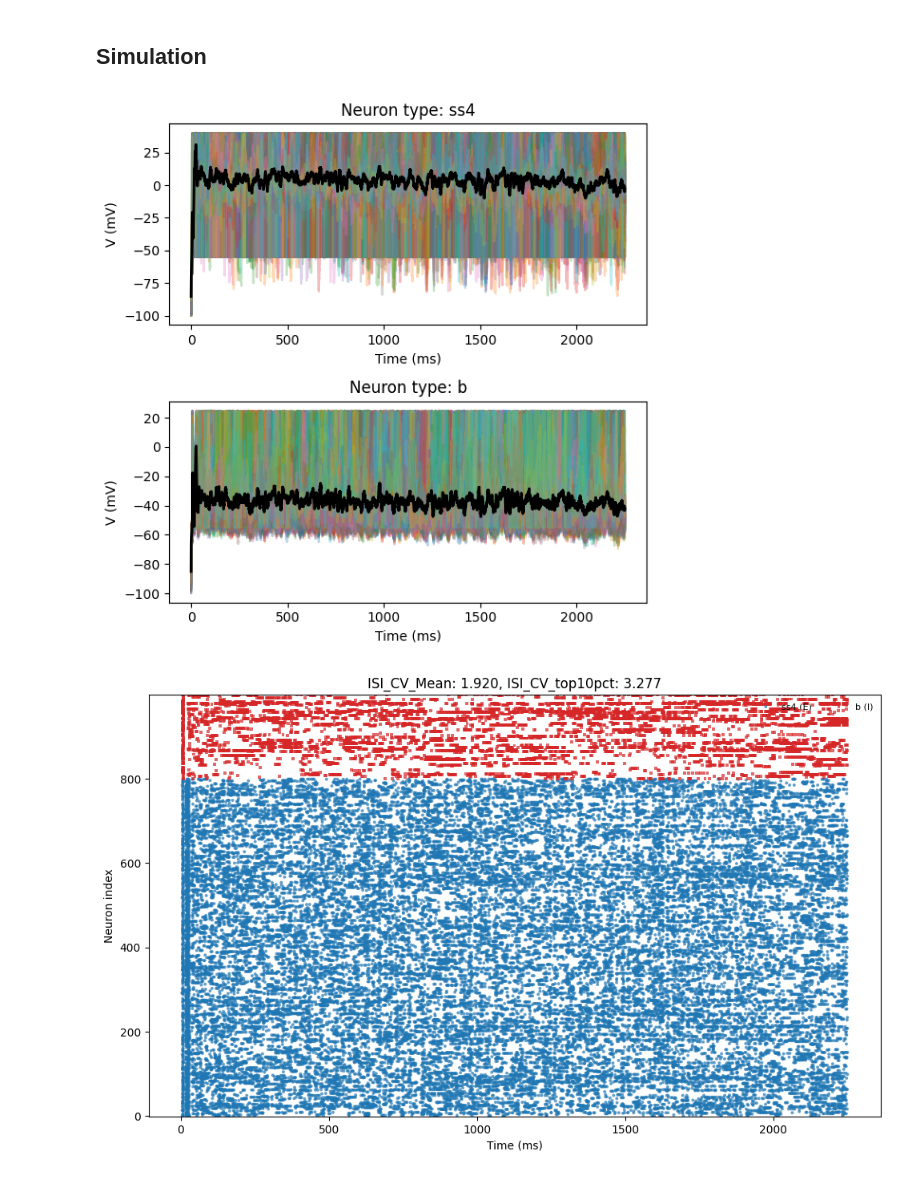
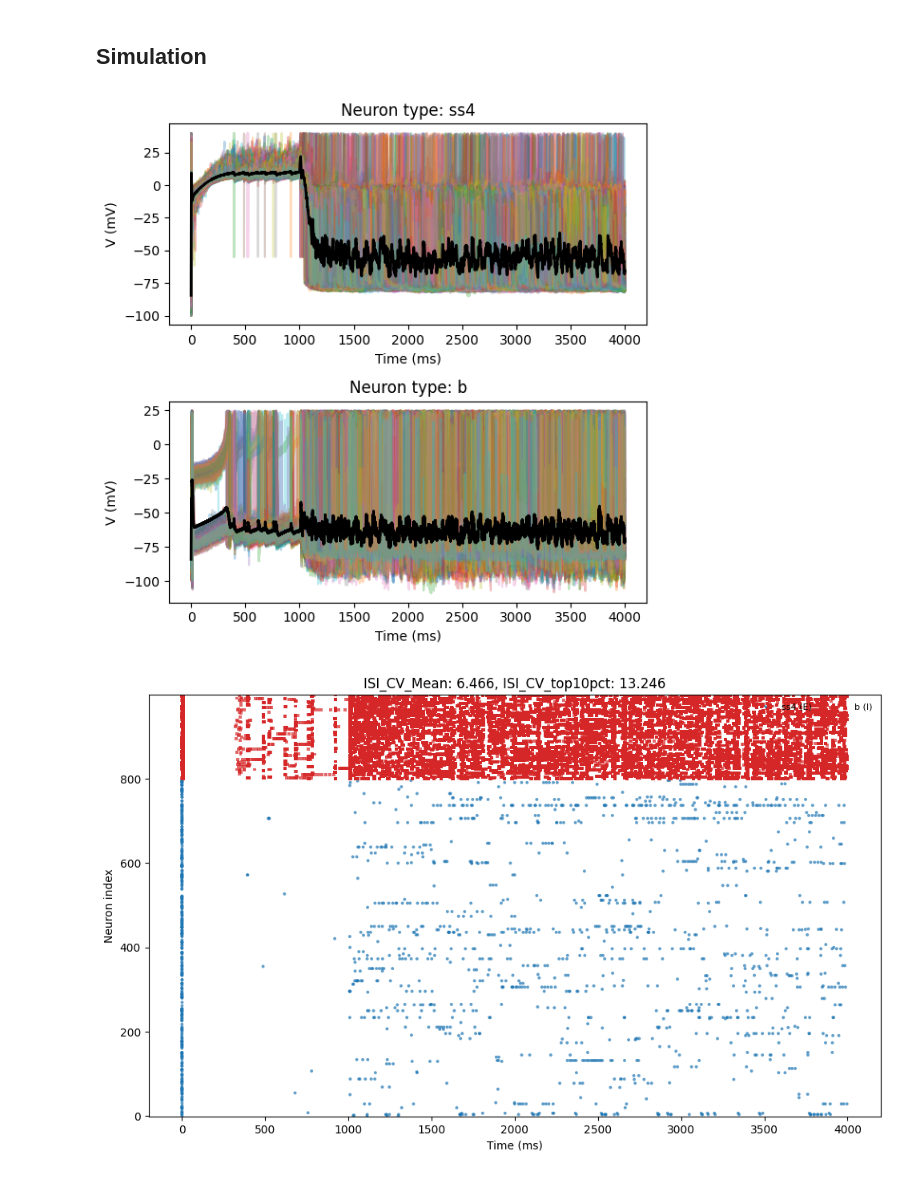
Before and after one commit to Dalsaetra/NeuroSimV3, a Jupyter notebook: python/week4/ssai.ipynb, the cells around one changed output. Drawn from its saved outputs; the diff is of its cells as text; code cells hidden in the pictures.

Commit message:
SSAI with much lower potential for inhibi and excit, but low excitatory rate

```diff
--- a/python/week4/ssai.ipynb
+++ b/python/week4/ssai.ipynb
@@ -25,13 +25,13 @@ from src.network_weight_distributor import *
 from src.external_inputs import *
 # %%
 weight_scale = 1.0
-g = 30.0
+g = 1.2984752590298583
 
 J_I = weight_scale * g
 J_E = weight_scale
 delay_mean = 1.5
 delay_std = delay_mean * 0.2
-v_ext = 0.31
+v_ext = 0.45527031369449
 
 excitatory_type = "ss4"
 inhibitory_type = "b"
@@ -39,6 +41,8 @@ inhibitory_type = "b"
 ## Generate network
 # %%
 G = nx.DiGraph()
+
+rng = np.random.default_rng(seed)
 
 # Add 1000 nodes
 for i in range(1000):
@@ -59,18 +63,18 @@ for i in range(800, 1000):
 # For each node, draw m outgoing edges to random nodes
 n_out = 150
 for i in range(1000):
-    targets = random.sample(range(1000), n_out)
+    targets = rng.choice(range(1000), n_out, replace=False)
     for target in targets:
         if G.nodes[i]['inhibitory']:
             weight = J_I
-            delay = max(0.1, np.random.normal(1.5, 0.3))
+            delay = max(0.1, rng.normal(1.5, 0.3))
         else:
             weight = J_E
-            delay = max(0.1, np.random.normal(delay_mean, delay_std))
+            delay = max(0.1, rng.normal(delay_mean, delay_std))
         G.add_edge(i, target, weight=weight, distance=delay)
 # %%
 # Redistribute lognormally
-G = assign_lognormal_weights_for_ntype(G, "ss4", mu=0.0, sigma=1.5, w_max=20.0)
+G = assign_lognormal_weights_for_ntype(G, "ss4", mu=0.0, sigma=1.643570, w_max=100.0, rng=rng)
 # %%
 # Plot ss4 weight distribution
 weights = [G[u][v]['weight'] for u, v in G.edges() if G.nodes[u]['ntype'] == 'ss4']
@@ -103,7 +107,7 @@ connectome = Connectome(max_synapses, pop)
 connectome.nx_to_connectome(G)
 # %%
 nmda_weight = np.ones(connectome.neuron_population.n_neurons, dtype=float)
-nmda_weight[pop.inhibitory_mask.astype(bool)] = 0.1
+nmda_weight[pop.inhibitory_mask.astype(bool)] = 0.959685703507305
 # Invert to make excitatory neurons have NMDA weight 1, inhibitory 0
 # nmda_weight
 # %% [markdown]
@@ -111,45 +115,45 @@ nmda_weight[pop.inhibitory_mask.astype(bool)] = 0.1
 # %%
 
 # Randomize initial voltages
-Vs = np.random.uniform(-100, -70, size=n_neurons)
-us = np.random.uniform(0, 400, size=n_neurons)
+Vs = rng.uniform(-100, -70, size=n_neurons)
+us = rng.uniform(0, 400, size=n_neurons)
 spikes = np.zeros(n_neurons, dtype=bool)
 Ts = np.zeros_like(spikes)
 
 state0 = (Vs,
           us,
           spikes.copy(),
           Ts.copy())
 
 # sim = Simulation(connectome, dt, stepper_type="simple", state0=state0,
 #                  enable_plasticity=False)
 sim = Simulation(connectome, dt, stepper_type="euler_det", state0=state0,
                  enable_plasticity=False, synapse_kwargs={"LT_scale": 1.0, "NMDA_weight": nmda_weight}, synapse_type="standard",
                  enable_debug_logger=True)
 
 # rate = np.zeros(n_neurons)
-poisson = PoissonInput(n_neurons, rate=v_ext, amplitude=1.0)
+poisson = PoissonInput(n_neurons, rate=v_ext, amplitude=2.44625509556019)
 
 from tqdm import tqdm
 
-for i in tqdm(range(7500)):
+for i in tqdm(range(10000)):
     sensory_spikes = poisson(dt)
     sensory_spikes[pop.inhibitory_mask.astype(bool)] = False
     sim.step(spike_ext=sensory_spikes)
     # sim.step()
 
-for i in tqdm(range(15000)):
+for i in tqdm(range(30000)):
     sim.step()
 
 sim.plot_voltage_per_type(figsize=(6, 6))
 
 stats = sim.stats.compute_metrics(dt, bin_ms_participation=300)
 
 isi_mean = stats['ISI_CV_mean']
 isi_top = stats["ISI_CV_mean_top10pct"]
 
-sim.plot_spike_raster(figsize=(10, 6), title=f"ISI_CV_Mean: {isi_mean:.3f}, ISI_CV_top10pct: {isi_top:.3f}", t_start_ms=0.0, t_stop_ms=3000.0)
+sim.plot_spike_raster(figsize=(10, 6), title=f"ISI_CV_Mean: {isi_mean:.3f}, ISI_CV_top10pct: {isi_top:.3f}", t_start_ms=0.0, t_stop_ms=9000.0)
 # %% [output]
-[figure, old version]
+[figure, new version]
-[figure, old version]
+[figure, new version]
 # %%
```
Also changed, not shown: parts of 5 cells of this notebook, 1 other file.
